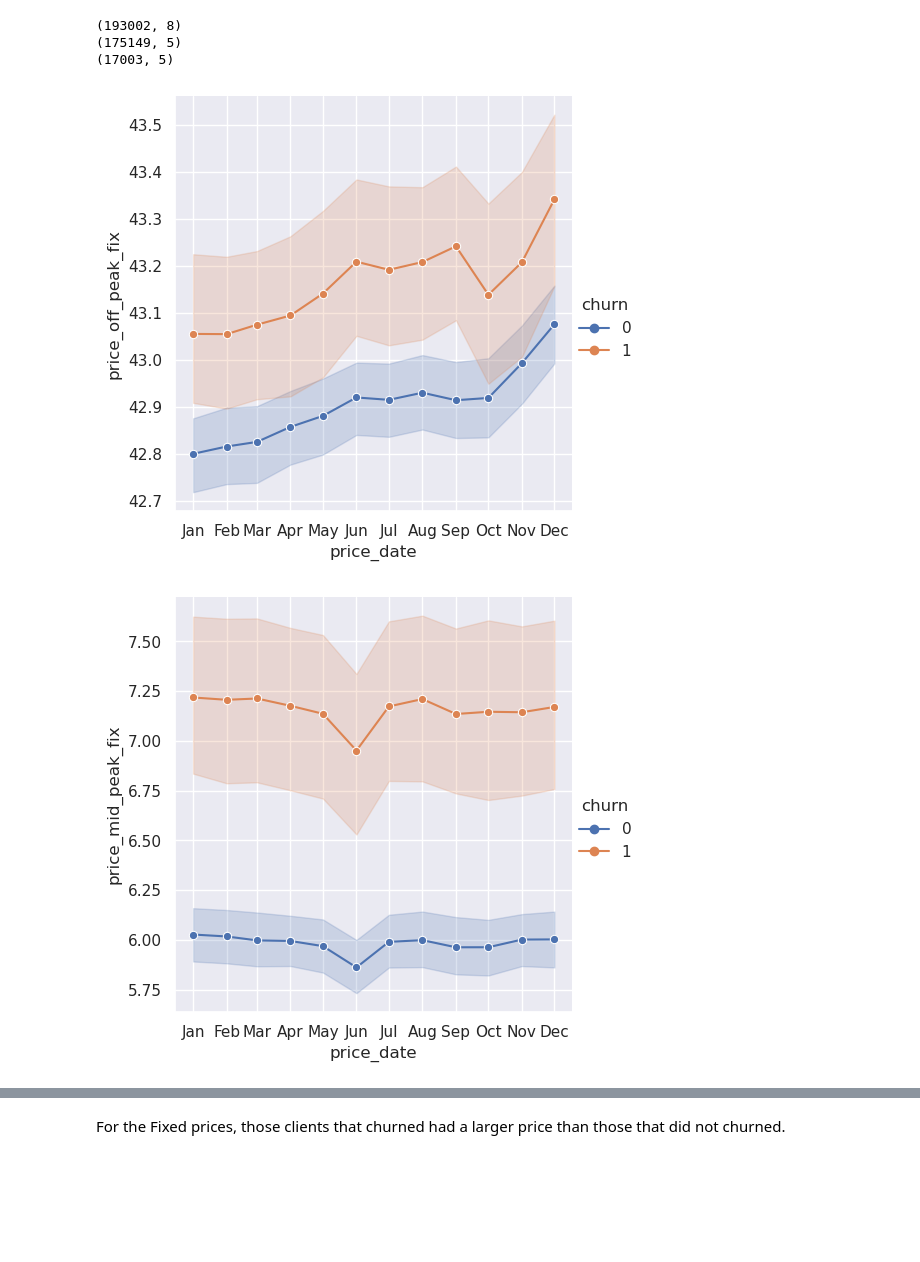
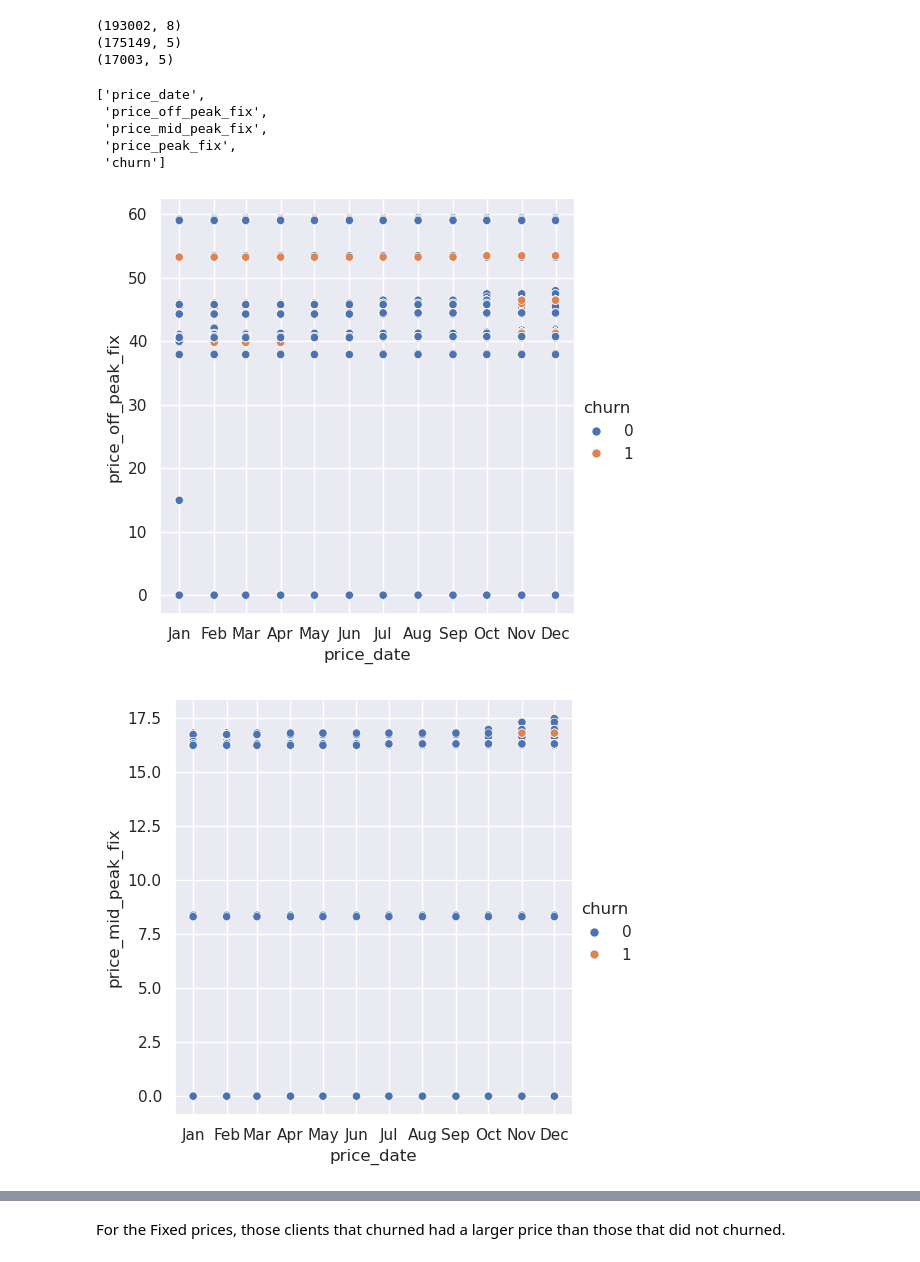
Before and after one commit to Ramon-PR/BCG-DataScience-The-Forage, a Jupyter notebook: nbs/Task2_Data_exploration.ipynb, the cells around one changed output, grey strips where cells are left out. Cells and saved outputs as stored; diff of their text form; code cells hidden in the pictures; blank space fills up the shorter version.

```diff
--- a/nbs/Task2_Data_exploration.ipynb
+++ b/nbs/Task2_Data_exploration.ipynb
@@ -584,21 +584,29 @@ print(df_fix_churn.shape)
 (193002, 8)
 (175149, 5)
 (17003, 5)
+# %%
+df_fix.columns
+# %% [output]
+['price_date',
+ 'price_off_peak_fix',
+ 'price_mid_peak_fix',
+ 'price_peak_fix',
+ 'churn']
 # %%
-sns.relplot(data=df_fix, x="price_date", y=f"price_off_peak_{var_or_fix}", hue="churn", kind="line", marker="o")
+sns.relplot(data=df_fix, x="price_date", y=f"price_off_peak_{var_or_fix}", hue="churn", kind="scatter", marker="o")
 ax = plt.gca()
 ax.xaxis.set_major_locator(MonthLocator(interval=1))
 ax.xaxis.set_major_formatter(DateFormatter('%b')) # Use '%b' for abbreviated names (e.g., Jan, Feb)
 
-sns.relplot(data=df_fix, x="price_date", y=f"price_mid_peak_{var_or_fix}", hue="churn", kind="line", marker="o")
+sns.relplot(data=df_fix, x="price_date", y=f"price_mid_peak_{var_or_fix}", hue="churn", kind="scatter", marker="o")
 ax = plt.gca()
 ax.xaxis.set_major_locator(MonthLocator(interval=1))
 ax.xaxis.set_major_formatter(DateFormatter('%b')) # Use '%b' for abbreviated names (e.g., Jan, Feb)
 
 sns.relplot(data=df_fix, x="price_date", y=f"price_peak_{var_or_fix}", hue="churn", kind="line", marker="o")
 ax = plt.gca()
 ax.xaxis.set_major_locator(MonthLocator(interval=1))
 ax.xaxis.set_major_formatter(DateFormatter('%b')) # Use '%b' for abbreviated names (e.g., Jan, Feb)
 # %% [output]
-[figure, old version]
+[figure, new version]
-[figure, old version]
+[figure, new version]
```
Also changed, not shown: parts of 30 cells of this notebook, 20 other files.
